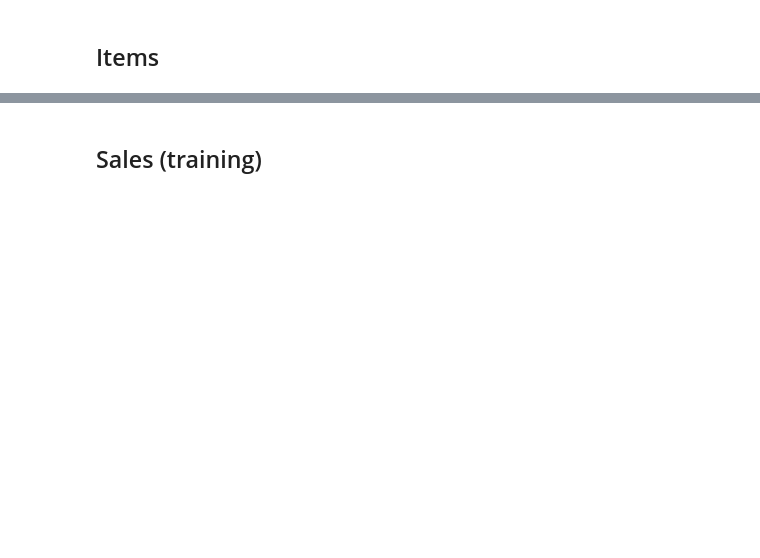
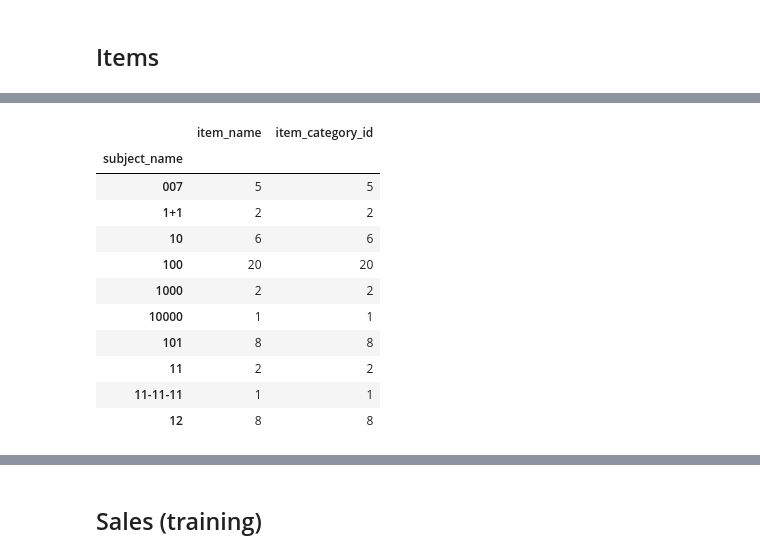
Before and after one commit to hjort/ai-labs, a Jupyter notebook: jupyter/future-sales/Predict Future Sales in Russia - Hjort.ipynb, the cells around one changed output, grey strips where cells are left out. Drawn from its saved outputs; the diff is of its cells as text; code cells hidden in the pictures; blank space fills up the shorter version.

```diff
--- a/jupyter/future-sales/Predict Future Sales in Russia - Hjort.ipynb
+++ b/jupyter/future-sales/Predict Future Sales in Russia - Hjort.ipynb
@@ -177,8 +258,7 @@ memory usage: 1.6+ KB
 # %% [markdown]
 ## Items
 # %%
-df_items = pd.read_csv(input_prefix + 'items.csv', index_col='item_id')
-print(df_items.shape)
-print(df_items.describe())
+df_items = pd.read_csv(input_prefix + 'items' + trfile + '.csv', index_col='item_id')
+print('shape:', df_items.shape)
 df_items.head()
 # %% [output]
@@ -200,5 +271,5 @@ max           83.000000
 | 3 | ***ГОЛУБАЯ ВОЛНА (Univ) D | 40 |
 | 4 | ***КОРОБКА (СТЕКЛО) D | 40 |
 # %%
-df_items['item_category_id'] = df_items['item_category_id'].astype('category')
-df_items.info()
+if not translate:
+    df_items['item_category_id'] = df_items['item_category_id'].astype('category')
@@ -212,0 +284,22 @@ memory usage: 284.1+ KB
+# %%
+import re
+
+def extract_main_subject(str):
+    s = str.upper()
+    # remover caracteres do começo => !"*/
+    s = re.sub("^[!*/\"]+ ?", "", s)
+    #FIXME: remover termo "THE" do nome
+    s = re.sub("^THE ", "", s) # translated
+    # obter primeira palavra em maiúsculo
+    s = s.split()[0]
+    # substituir caracteres => '`’
+    s = re.sub("['`’]", "_", s)
+    # remover caracteres do fim da palavra => :.®,!
+    s = re.sub("[:.,!®]$", "", s)
+    return s
+
+df_items['subject_name'] = \
+    df_items['item_name' + trcol].apply(
+        lambda s: extract_main_subject(s))
+
+df_items.head()
@@ -212,0 +324,15 @@ memory usage: 284.1+ KB
+# %%
+df_items.groupby('subject_name').count().head(10)
+# %% [output]
+|  | item_name | item_category_id |
+| subject_name |  |  |
+| 007 | 5 | 5 |
+| 1+1 | 2 | 2 |
+| 10 | 6 | 6 |
+| 100 | 20 | 20 |
+| 1000 | 2 | 2 |
+| 10000 | 1 | 1 |
+| 101 | 8 | 8 |
+| 11 | 2 | 2 |
+| 11-11-11 | 1 | 1 |
+| 12 | 8 | 8 |
```
Also changed, not shown: parts of 38 cells of this notebook.
